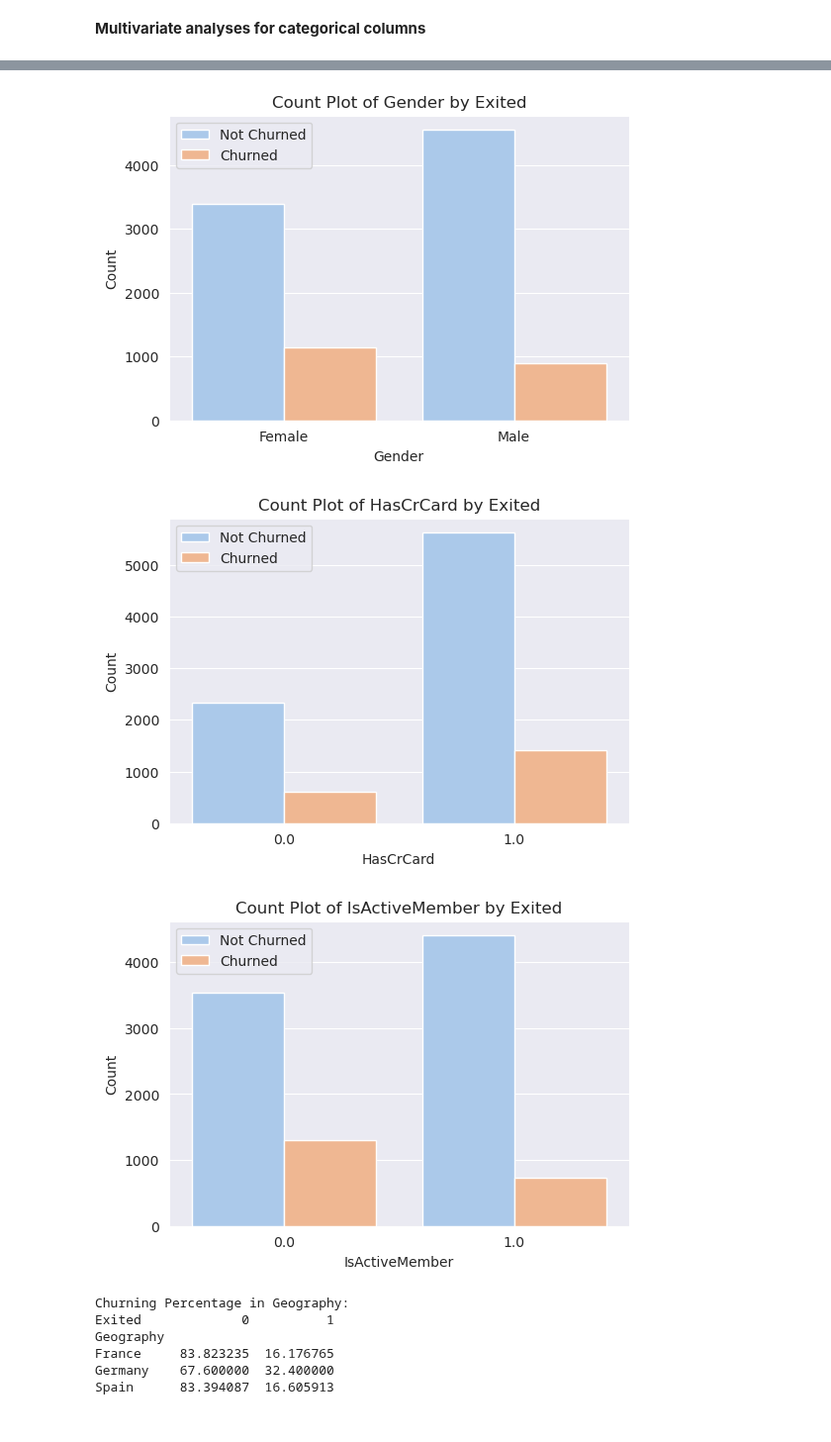
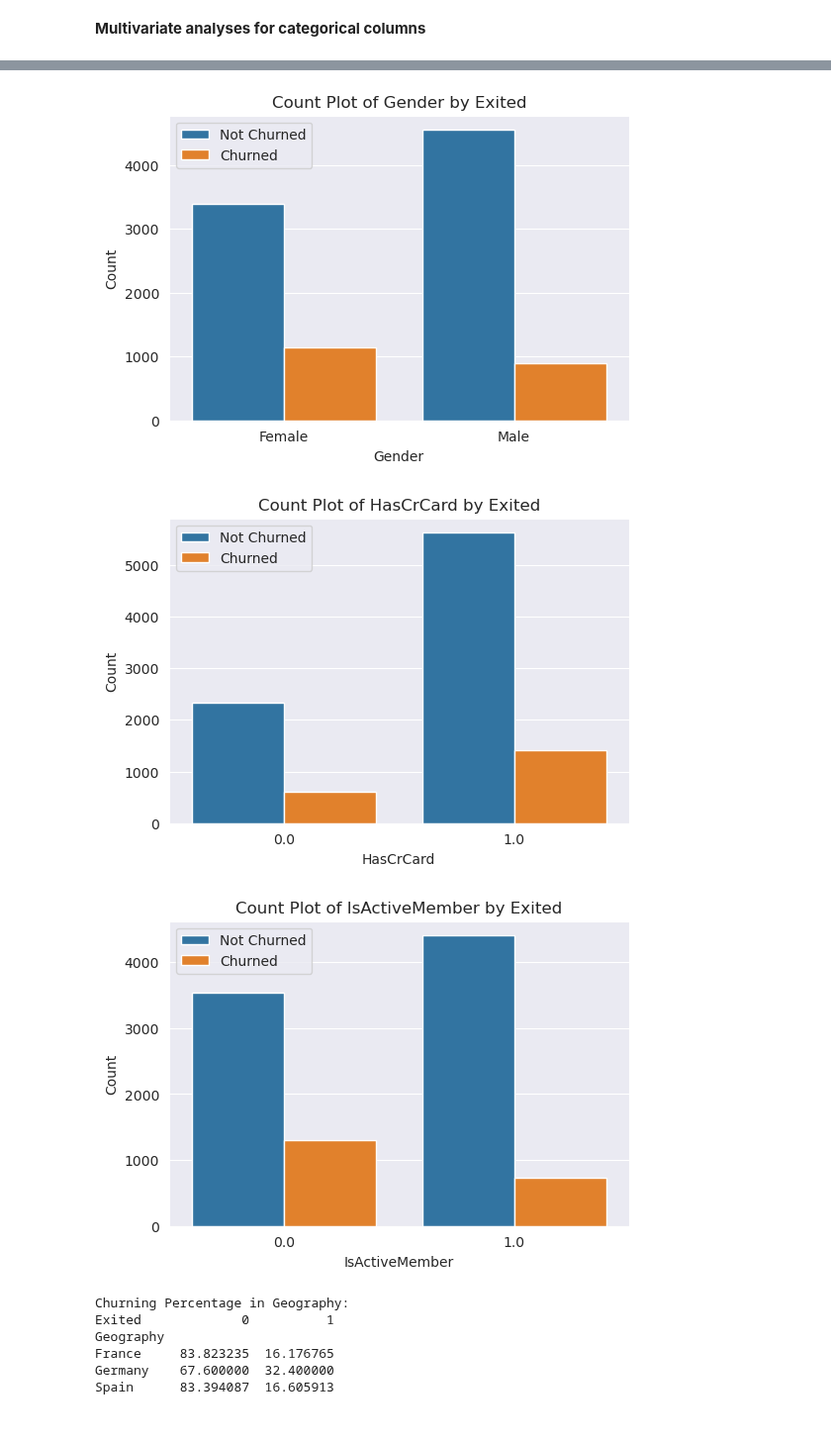
Before and after one commit to levine01/Group6_Phase3_Project, a Jupyter notebook: index.ipynb, the cells around one changed output, grey strips where cells are left out. Shown at 99% size. Saved outputs shown, nothing was run; the diff lists cells and outputs as text; code cells hidden in the pictures.

```diff
--- a/index.ipynb
+++ b/index.ipynb
@@ -275,7 +275,7 @@ categorical_columns = ['Geography', 'Gender', 'HasCrCard', 'IsActiveMember']
 
 for column in categorical_columns:
     plt.figure(figsize=(6, 4))
-    sns.countplot(data=data, x=column, hue='Exited', palette='pastel')
+    sns.countplot(data=data, x=column, hue='Exited')
     plt.title(f'Count Plot of {column} by Exited', fontsize=12)
     plt.xlabel(column)
     plt.ylabel('Count')
@@ -286,6 +286,6 @@ for column in categorical_columns:
-[figure, old version]
+[figure, new version]
-[figure, old version]
+[figure, new version]
-[figure, old version]
+[figure, new version]
 # %%
 # Check its distribution in percentage rate
 for column in categorical_columns:
```
Also changed, not shown: parts of 2 cells of this notebook.
